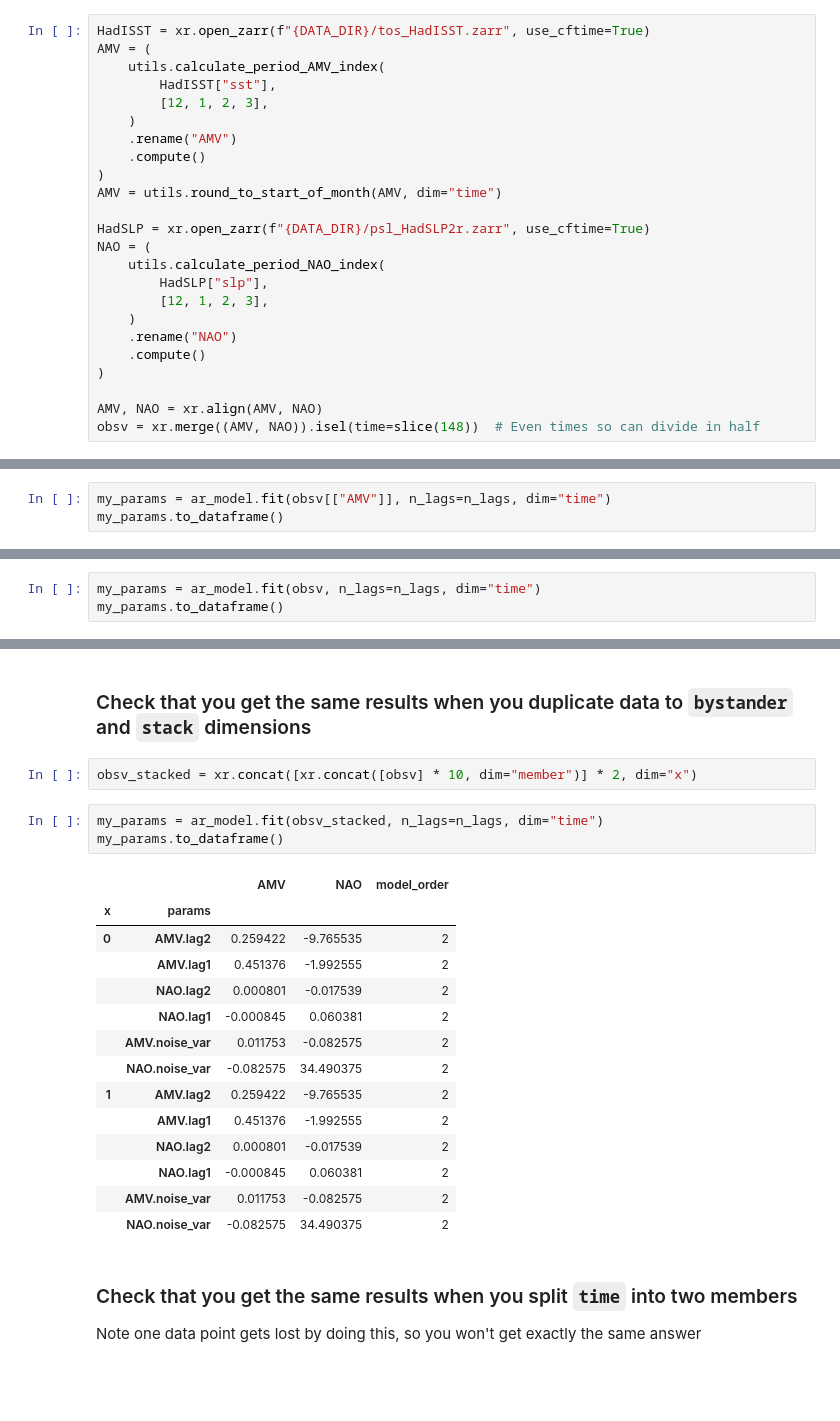
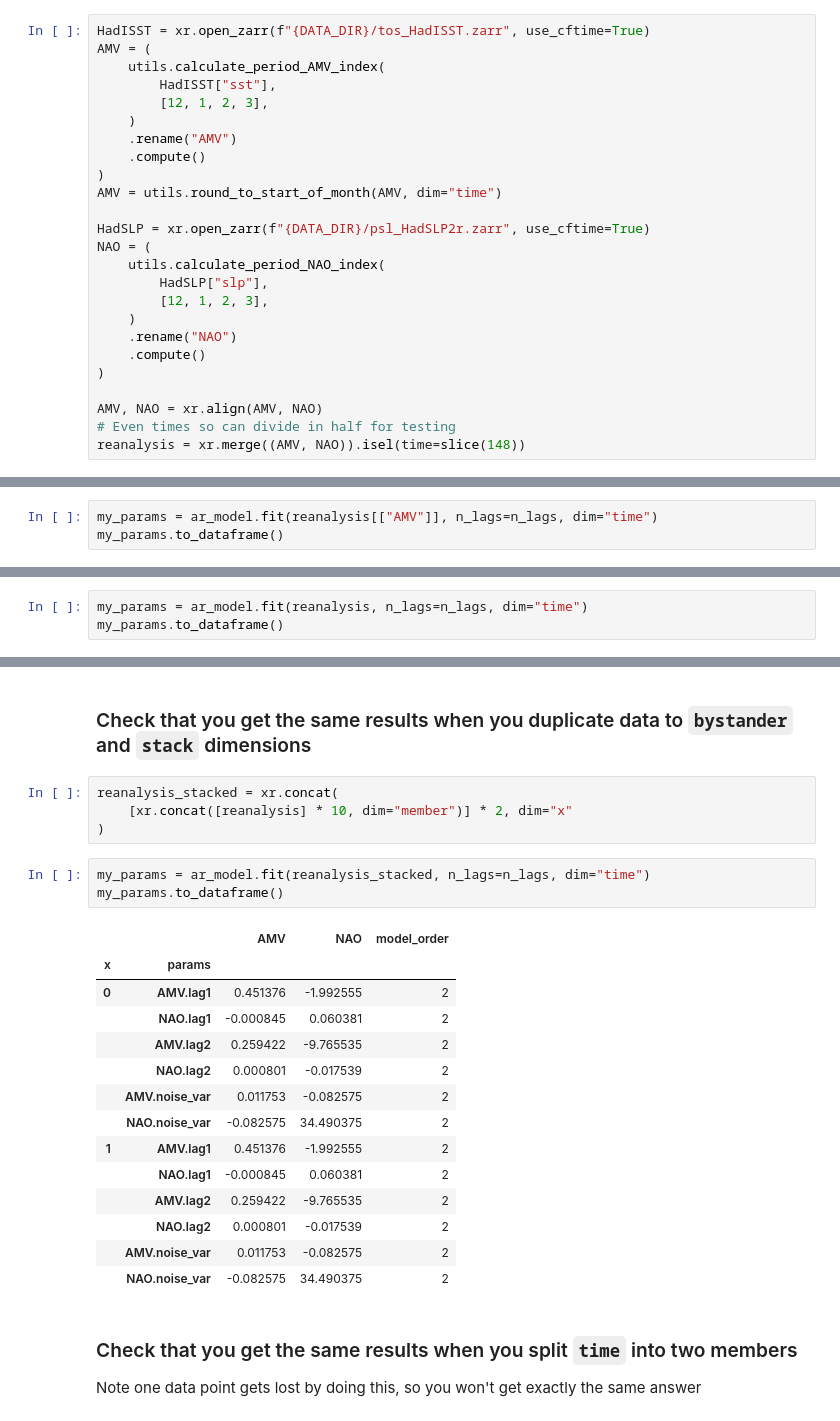
Before and after one commit to dougiesquire/Squire_2022_correlation, a Jupyter notebook: notebooks/exploratory/fit_hindcasts.ipynb, the cells around one changed output, grey strips where cells are left out. Cells and saved outputs as stored; diff of their text form; blank space fills up the shorter version.

```diff
--- a/notebooks/exploratory/fit_hindcasts.ipynb
+++ b/notebooks/exploratory/fit_hindcasts.ipynb
@@ -52,13 +54,14 @@ NAO = (
 )
 
 AMV, NAO = xr.align(AMV, NAO)
-obsv = xr.merge((AMV, NAO)).isel(time=slice(148))  # Even times so can divide in half
+# Even times so can divide in half for testing
+reanalysis = xr.merge((AMV, NAO)).isel(time=slice(148))
 # %% [markdown]
 ### Check my AR model fit
 # %%
 n_lags = 2
 # %%
-my_params = ar_model.fit(obsv[["AMV"]], n_lags=n_lags, dim="time")
+my_params = ar_model.fit(reanalysis[["AMV"]], n_lags=n_lags, dim="time")
 my_params.to_dataframe()
 # %% [output]
 |  | AMV | model_order |
@@ -80,7 +83,7 @@ their_params.to_frame(name="AMV")
 # %% [markdown]
 ### Check my VAR model fit
 # %%
-my_params = ar_model.fit(obsv, n_lags=n_lags, dim="time")
+my_params = ar_model.fit(reanalysis, n_lags=n_lags, dim="time")
 my_params.to_dataframe()
 # %% [output]
 |  | AMV | NAO | model_order |
@@ -108,23 +111,25 @@ their_params
 # %% [markdown]
 ### Check that you get the same results when you duplicate data to `bystander` and `stack` dimensions
 # %%
-obsv_stacked = xr.concat([xr.concat([obsv] * 10, dim="member")] * 2, dim="x")
+reanalysis_stacked = xr.concat(
+    [xr.concat([reanalysis] * 10, dim="member")] * 2, dim="x"
+)
 # %%
-my_params = ar_model.fit(obsv_stacked, n_lags=n_lags, dim="time")
+my_params = ar_model.fit(reanalysis_stacked, n_lags=n_lags, dim="time")
 my_params.to_dataframe()
 # %% [output]
 |  |  | AMV | NAO | model_order |
 | x | params |  |  |  |
-| 0 | AMV.lag2 | 0.259422 | -9.765535 | 2 |
-|  | AMV.lag1 | 0.451376 | -1.992555 | 2 |
+| 0 | AMV.lag1 | 0.451376 | -1.992555 | 2 |
+|  | NAO.lag1 | -0.000845 | 0.060381 | 2 |
+|  | AMV.lag2 | 0.259422 | -9.765535 | 2 |
 |  | NAO.lag2 | 0.000801 | -0.017539 | 2 |
-|  | NAO.lag1 | -0.000845 | 0.060381 | 2 |
 |  | AMV.noise_var | 0.011753 | -0.082575 | 2 |
 |  | NAO.noise_var | -0.082575 | 34.490375 | 2 |
-| 1 | AMV.lag2 | 0.259422 | -9.765535 | 2 |
-|  | AMV.lag1 | 0.451376 | -1.992555 | 2 |
+| 1 | AMV.lag1 | 0.451376 | -1.992555 | 2 |
+|  | NAO.lag1 | -0.000845 | 0.060381 | 2 |
+|  | AMV.lag2 | 0.259422 | -9.765535 | 2 |
 |  | NAO.lag2 | 0.000801 | -0.017539 | 2 |
-|  | NAO.lag1 | -0.000845 | 0.060381 | 2 |
 |  | AMV.noise_var | 0.011753 | -0.082575 | 2 |
 |  | NAO.noise_var | -0.082575 | 34.490375 | 2 |
 # %% [markdown]
```
Also changed, not shown: parts of 25 cells of this notebook, 3 other files.
